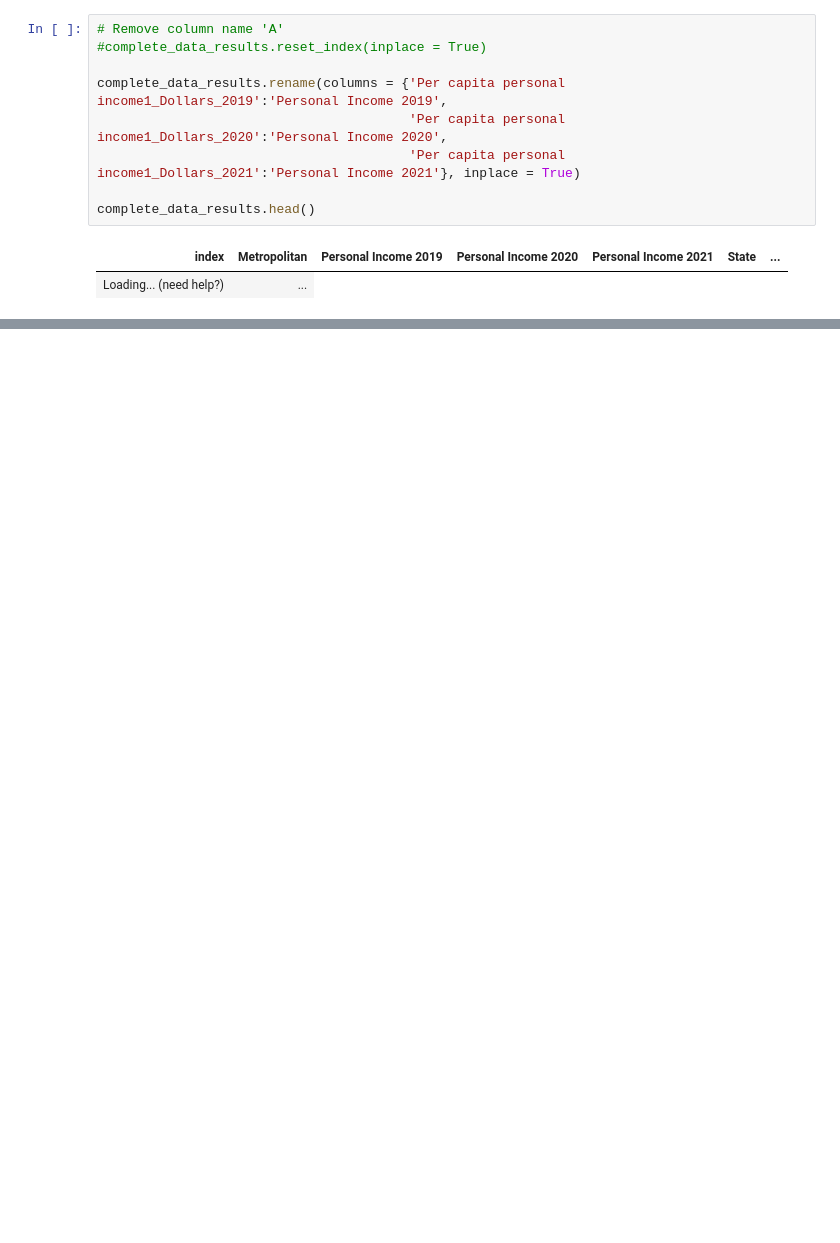
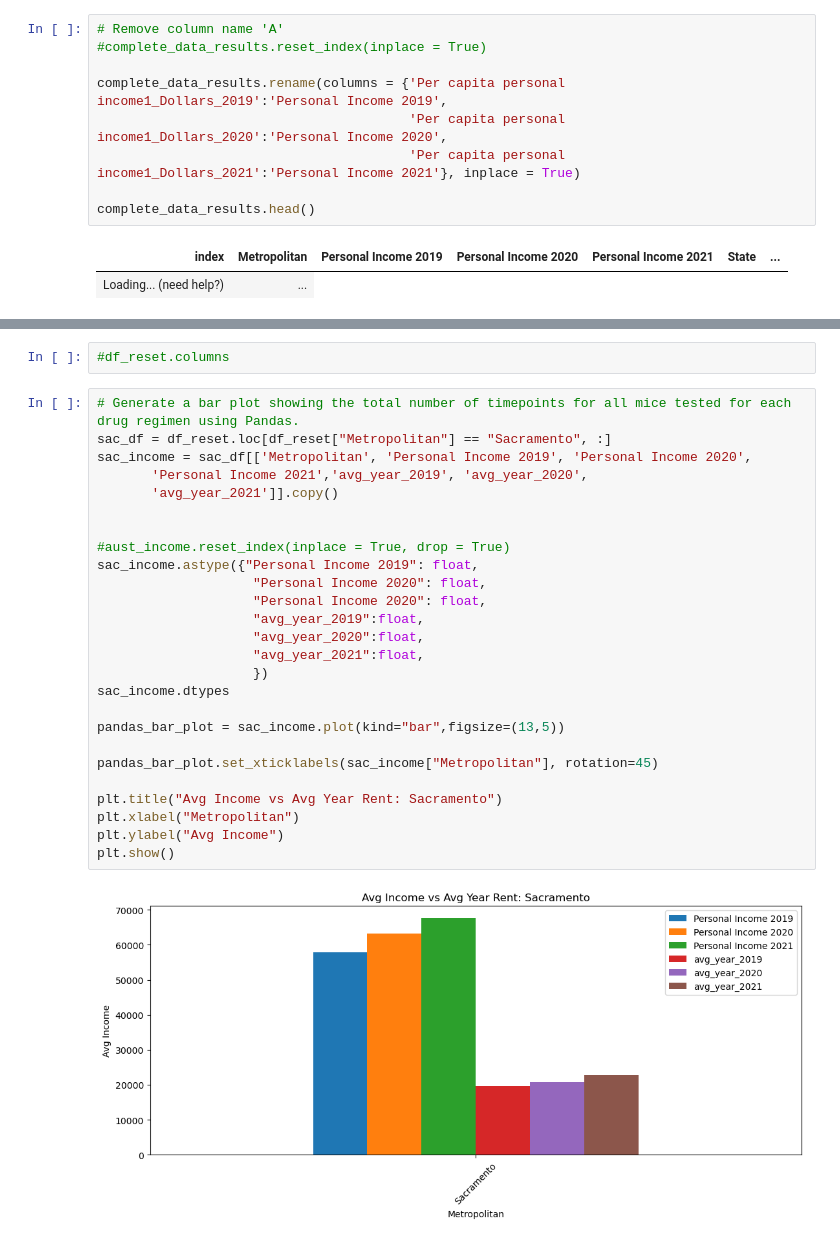
Before and after one commit to neginkanani/Project-1, a Jupyter notebook: Rent_vs_Income_%_change.ipynb, the cells around one changed output, grey strips where cells are left out. Cells and saved outputs as stored; diff of their text form; blank space fills up the shorter version.

```diff
--- a/Rent_vs_Income_%_change.ipynb
+++ b/Rent_vs_Income_%_change.ipynb
@@ -138,0 +186,30 @@ plt.show()
+# %%
+#df_reset.columns
+# %%
+# Generate a bar plot showing the total number of timepoints for all mice tested for each drug regimen using Pandas.
+sac_df = df_reset.loc[df_reset["Metropolitan"] == "Sacramento", :]
+sac_income = sac_df[['Metropolitan', 'Personal Income 2019', 'Personal Income 2020',
+       'Personal Income 2021','avg_year_2019', 'avg_year_2020',
+       'avg_year_2021']].copy()
+
+
+#aust_income.reset_index(inplace = True, drop = True)
+sac_income.astype({"Personal Income 2019": float,
+                    "Personal Income 2020": float,
+                    "Personal Income 2020": float,
+                    "avg_year_2019":float,
+                    "avg_year_2020":float,
+                    "avg_year_2021":float,
+                    })
+sac_income.dtypes
+
+pandas_bar_plot = sac_income.plot(kind="bar",figsize=(13,5))
+
+pandas_bar_plot.set_xticklabels(sac_income["Metropolitan"], rotation=45)
+
+plt.title("Avg Income vs Avg Year Rent: Sacramento")
+plt.xlabel("Metropolitan")
+plt.ylabel("Avg Income")
+plt.show()
+# %% [output]
+[figure, added]
```
Also changed, not shown: parts of 6 cells of this notebook, 4 other files.
